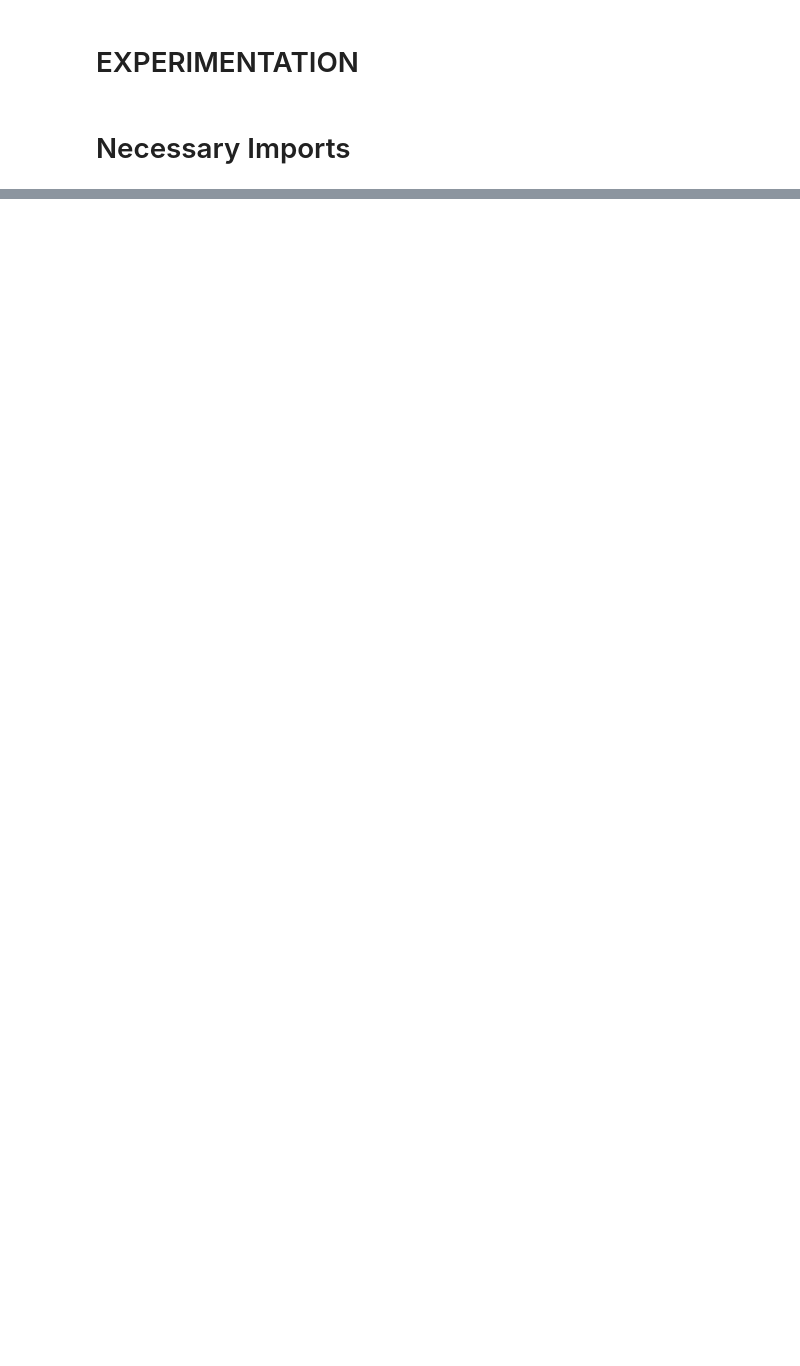
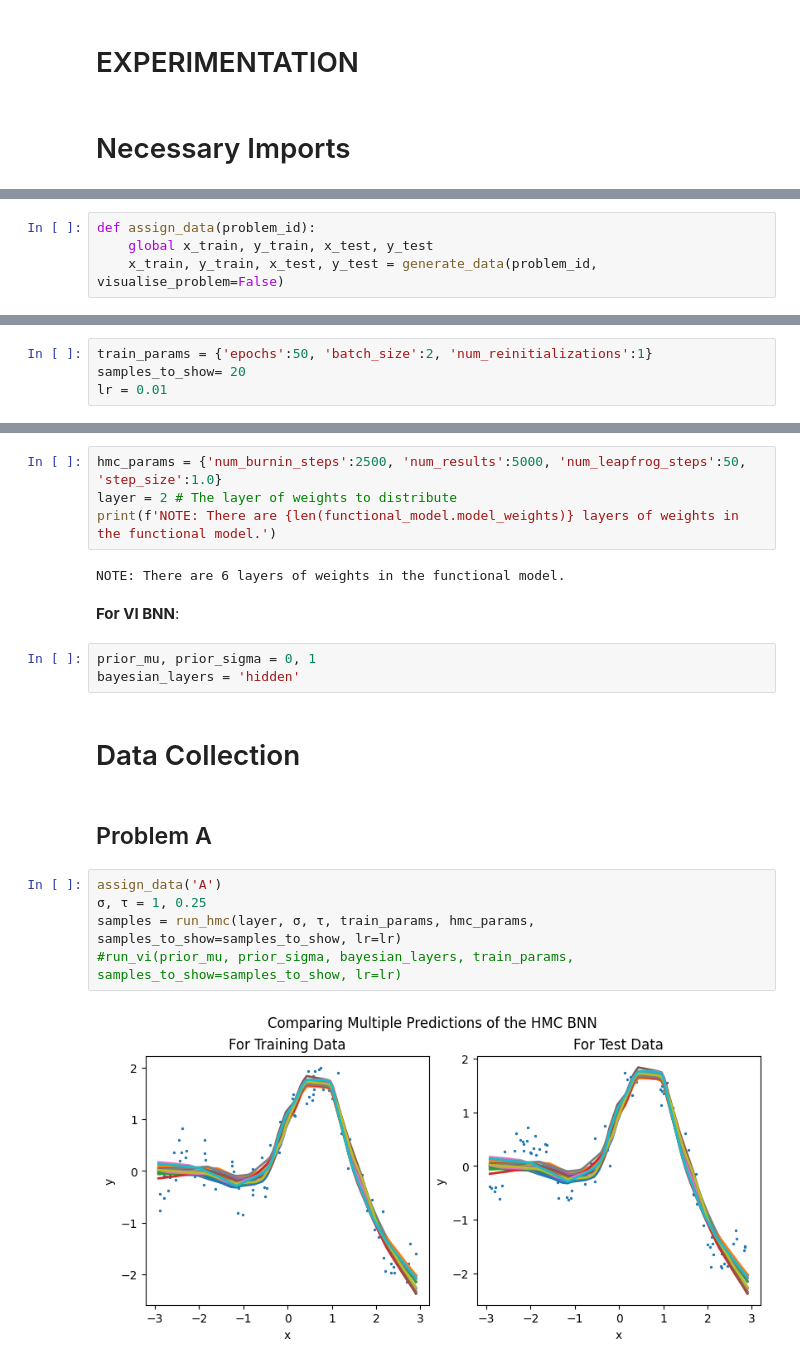
Before and after one commit to pranigopu/mastersProject, a Jupyter notebook: code/experimentation.ipynb, the cells around one changed output, grey strips where cells are left out. Cells and saved outputs as stored; diff of their text form; blank space fills up the shorter version.

```diff
--- a/code/experimentation.ipynb
+++ b/code/experimentation.ipynb
@@ -20,0 +23,4 @@ importing Jupyter notebook from .\dependencies_for_data_generation.ipynb
+# %%
+def assign_data(problem_id):
+    global x_train, y_train, x_test, y_test
+    x_train, y_train, x_test, y_test = generate_data(problem_id, visualise_problem=False)
@@ -20,0 +86,4 @@ importing Jupyter notebook from .\dependencies_for_data_generation.ipynb
+# %%
+train_params = {'epochs':50, 'batch_size':2, 'num_reinitializations':1}
+samples_to_show= 20
+lr = 0.01
@@ -20,0 +92,22 @@ importing Jupyter notebook from .\dependencies_for_data_generation.ipynb
+# %%
+hmc_params = {'num_burnin_steps':2500, 'num_results':5000, 'num_leapfrog_steps':50, 'step_size':1.0}
+layer = 2 # The layer of weights to distribute
+print(f'NOTE: There are {len(functional_model.model_weights)} layers of weights in the functional model.')
+# %% [output]
+NOTE: There are 6 layers of weights in the functional model.
+# %% [markdown]
+**For VI BNN**:
+# %%
+prior_mu, prior_sigma = 0, 1
+bayesian_layers = 'hidden'
+# %% [markdown]
+# Data Collection
+# %% [markdown]
+## Problem A
+# %%
+assign_data('A')
+σ, τ = 1, 0.25
+samples = run_hmc(layer, σ, τ, train_params, hmc_params, samples_to_show=samples_to_show, lr=lr)
+#run_vi(prior_mu, prior_sigma, bayesian_layers, train_params, samples_to_show=samples_to_show, lr=lr)
+# %% [output]
+[figure, added]
```
Also changed, not shown: parts of 21 cells of this notebook, 6 other files.
